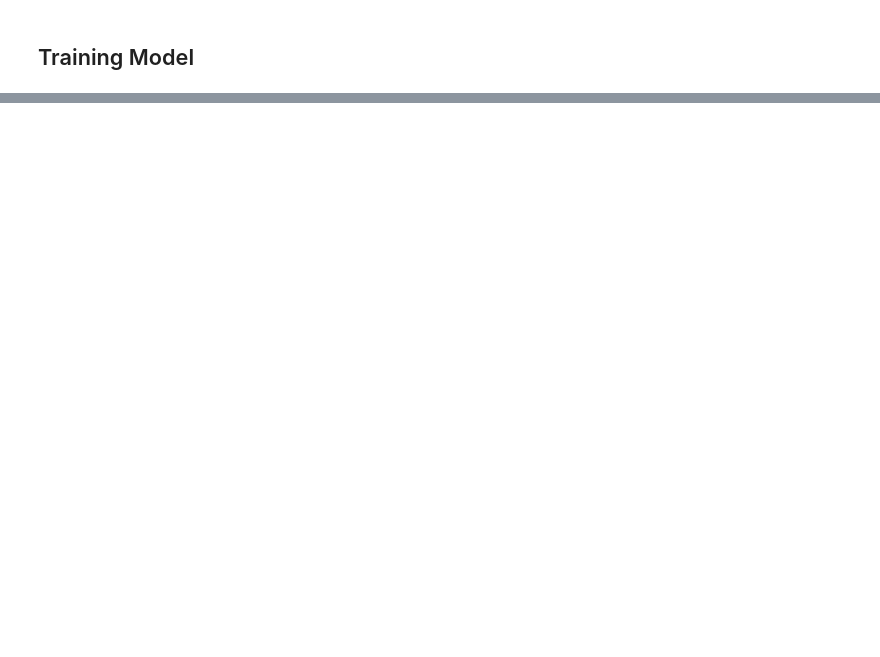
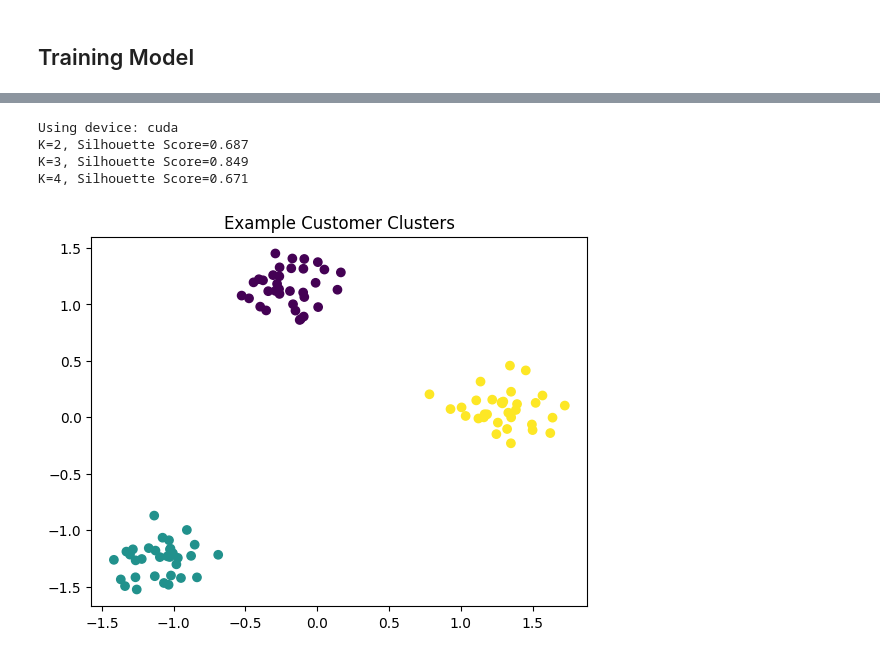
Before and after one commit to ash-iiiiish/30-Machine-Learning-Projects, a Jupyter notebook: C-Clustering_Projects(23-30)/23.Customer_Segmentation/customer segmentation.ipynb, the cells around one changed output, grey strips where cells are left out. Saved outputs shown, nothing was run; the diff lists cells and outputs as text; code cells hidden in the pictures; blank space fills up the shorter version.

```diff
--- a/C-Clustering_Projects(23-30)/23.Customer_Segmentation/customer segmentation.ipynb
+++ b/C-Clustering_Projects(23-30)/23.Customer_Segmentation/customer segmentation.ipynb
@@ -47,0 +138,42 @@ df.tail()
+# %%
+import torch
+from sklearn.preprocessing import StandardScaler
+from sklearn.cluster import KMeans
+from sklearn.metrics import silhouette_score
+import matplotlib.pyplot as plt
+# 1️⃣ Enable GPU if available
+device = torch.device("cuda" if torch.cuda.is_available() else "cpu")
+print("Using device:", device)
+
+# 2️⃣ Create synthetic dataset (like customers)
+# 100 samples, 2 features, 3 centers
+from sklearn.datasets import make_blobs
+X, _ = make_blobs(n_samples=100, n_features=2, centers=3, cluster_std=1.0, random_state=42)
+
+# 3️⃣ Move data to GPU using PyTorch
+X_tensor = torch.tensor(X, dtype=torch.float32).to(device)
+
+# 4️⃣ Scale data (still on CPU for simplicity)
+scaler = StandardScaler()
+X_scaled = scaler.fit_transform(X_tensor.cpu().numpy())  # KMeans needs numpy array
+
+# 5️⃣ Train K-Means and compute silhouette
+for k in range(2, 5):
+    kmeans = KMeans(n_clusters=k, random_state=42)
+    labels = kmeans.fit_predict(X_scaled)
+    score = silhouette_score(X_scaled, labels)
+    print(f"K={k}, Silhouette Score={score:.3f}")
+
+# 6️⃣ Visualize clusters
+kmeans = KMeans(n_clusters=3, random_state=42)
+labels = kmeans.fit_predict(X_scaled)
+
+plt.scatter(X_scaled[:,0], X_scaled[:,1], c=labels, cmap='viridis')
+plt.title("Example Customer Clusters")
+plt.show()
+# %% [output]
+Using device: cuda
+K=2, Silhouette Score=0.687
+K=3, Silhouette Score=0.849
+K=4, Silhouette Score=0.671
+[figure, added]
```
Also changed, not shown: parts of 21 cells of this notebook, 2 other files.
